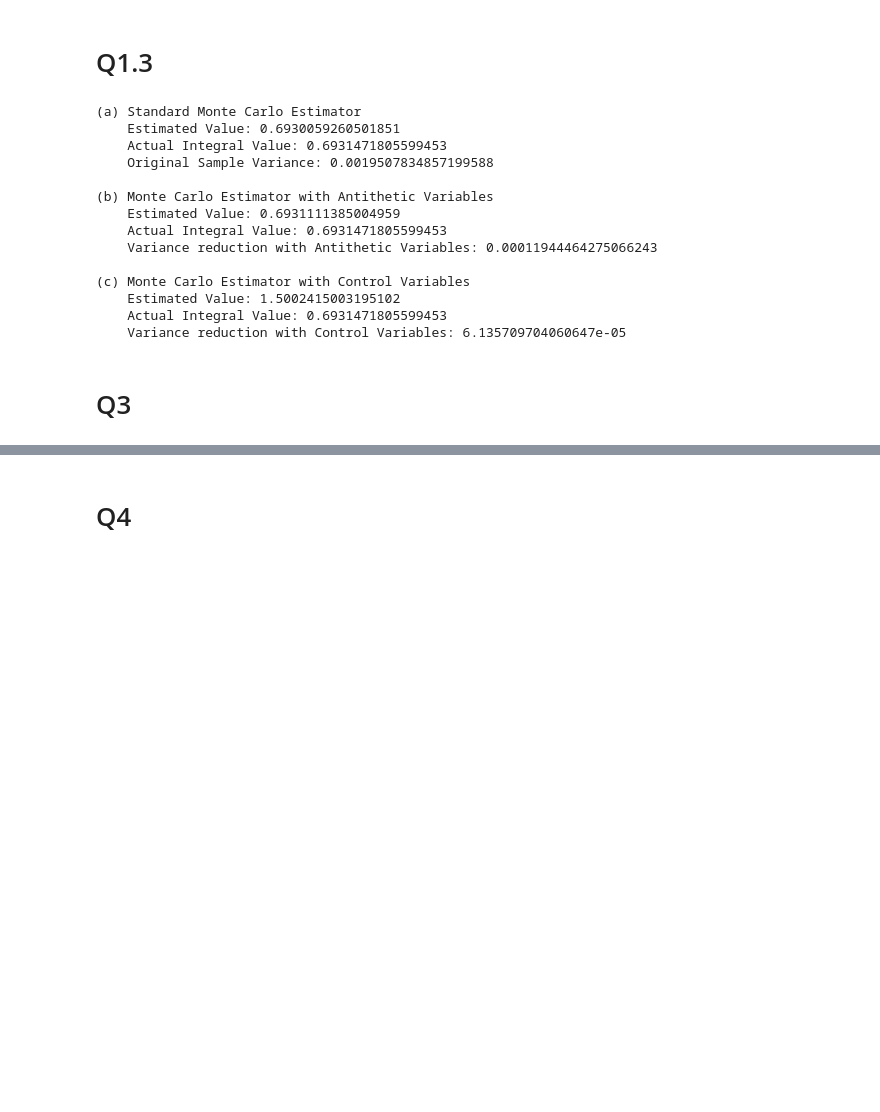
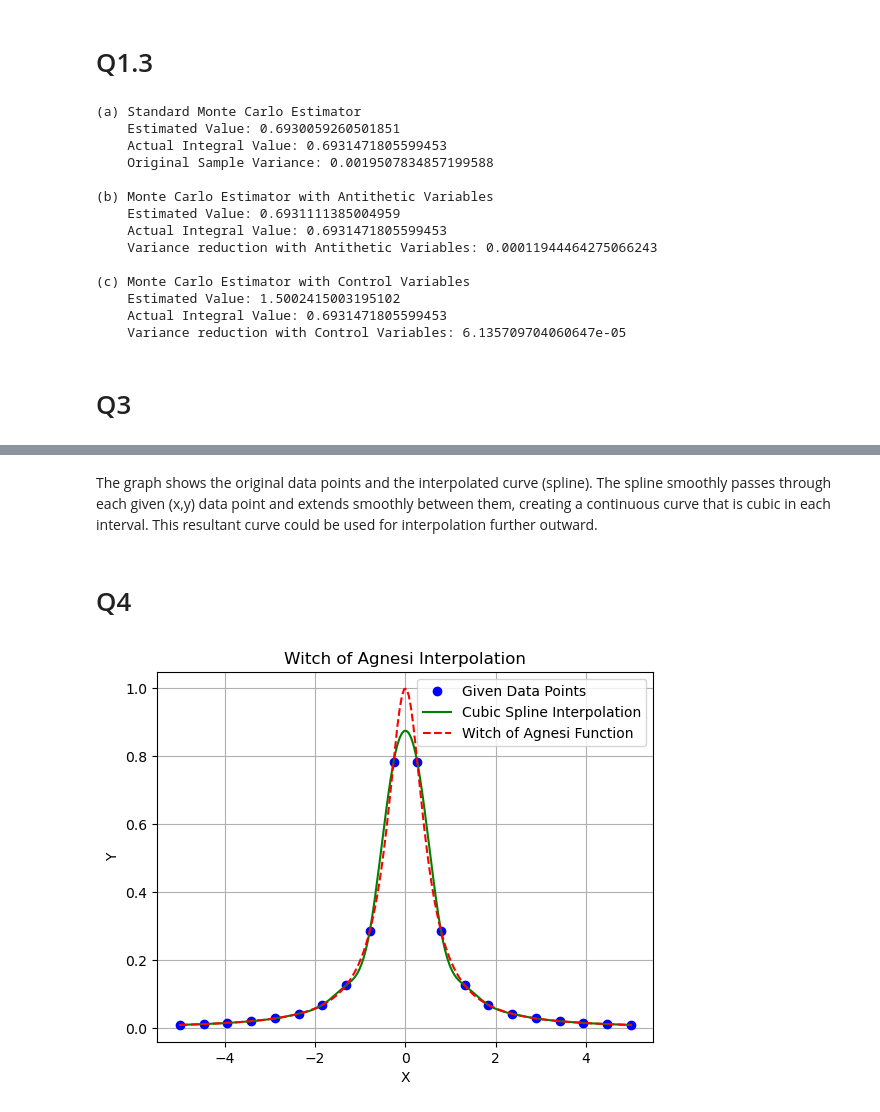
Before and after one commit to atkrish0/numerical-analysis-rbs, a Jupyter notebook: hw2/Atheesh_Krishnan_NA_HW2.ipynb, the cells around one changed output, grey strips where cells are left out. Saved outputs shown, nothing was run; the diff lists cells and outputs as text; code cells hidden in the pictures; blank space fills up the shorter version.

```diff
--- a/hw2/Atheesh_Krishnan_NA_HW2.ipynb
+++ b/hw2/Atheesh_Krishnan_NA_HW2.ipynb
@@ -232,2 +338,60 @@ print(f"    Variance reduction with Control Variables: {Var3}")
+# %% [markdown]
+The graph shows the original data points and the interpolated curve (spline). The spline smoothly passes through each given (x,y) data point and extends smoothly between them, creating a continuous curve that is cubic in each interval. This resultant curve could be used for interpolation further outward.
 # %% [markdown]
 # Q4
+# %%
+import numpy as np
+import matplotlib.pyplot as plt
+
+# Define the Witch of Agnesi function
+def witch_of_agnesi(x):
+    return 1 / (4 * x**2 + 1)
+
+# Set up data points
+x_data = np.linspace(-5, 5, 20)  # 20 intervals between -5 and 5
+y_data = witch_of_agnesi(x_data)
+
+# Function to perform cubic spline interpolation (reusing the previous cubic_spline_interpolation and evaluation functions)
+def cubic_spline_interpolation(x, y):
+    n = len(x) - 1
+    h = np.diff(x)
+
+    A = np.zeros((n + 1, n + 1))
+    B = np.zeros(n + 1)
+
+    A[0, 0], A[n, n] = 1, 1
+
+    for i in range(1, n):
+        A[i, i-1], A[i, i], A[i, i+1] = h[i-1], 2 * (h[i-1] + h[i]), h[i]
+        B[i] = 3 * ((y[i+1] - y[i]) / h[i] - (y[i] - y[i-1]) / h[i-1])
+
+    c = np.linalg.solve(A, B)
+    b = [(y[i+1] - y[i]) / h[i] - h[i] * (2*c[i] + c[i+1]) / 3 for i in range(n)]
+    d = [(c[i+1] - c[i]) / (3*h[i]) for i in range(n)]
+    a = y[:-1]
+
+    return a, b, c[:-1], d
+
+def evaluate_spline(x_val, x, a, b, c, d):
+    for i in range(len(x) - 1):
+        if x[i] <= x_val <= x[i + 1]:
+            dx = x_val - x[i]
+            return a[i] + b[i] * dx + c[i] * dx**2 + d[i] * dx**3
+
+# Interpolation
+a, b, c, d = cubic_spline_interpolation(x_data, y_data)
+x_plot = np.linspace(-5, 5, 200)
+y_spline = [evaluate_spline(xi, x_data, a, b, c, d) for xi in x_plot]
+
+# Plotting
+plt.plot(x_data, y_data, 'o', label="Given Data Points", color="blue")
+plt.plot(x_plot, y_spline, label="Cubic Spline Interpolation", color="green")
+plt.plot(x_plot, witch_of_agnesi(x_plot), label="Witch of Agnesi Function", color="red", linestyle="--")
+plt.xlabel("X")
+plt.ylabel("Y")
+plt.title("Witch of Agnesi Interpolation")
+plt.legend(loc="upper right")
+plt.grid(True)
+plt.show()
+# %% [output]
+[figure, added]
```
Also changed, not shown: parts of 2 cells of this notebook.
